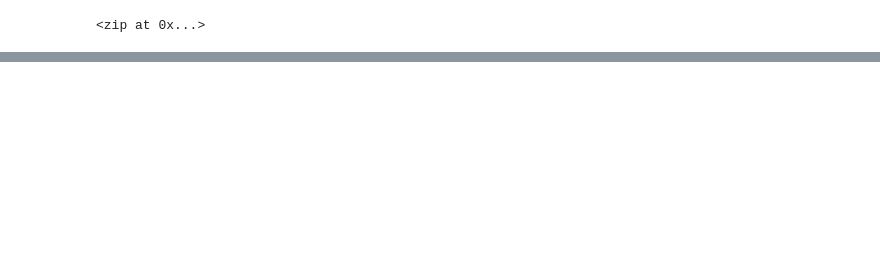
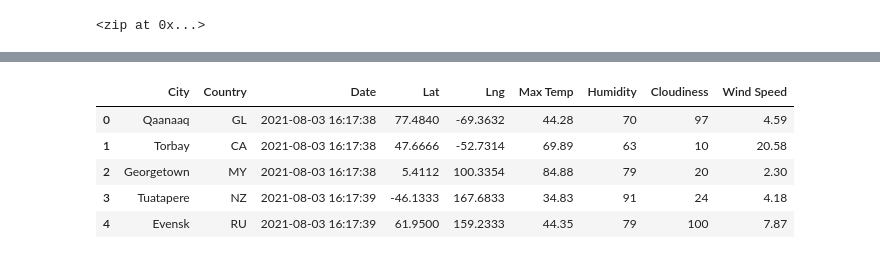
Before and after one commit to AlexisBurton/World_Weather_Analysis, a Jupyter notebook: WeatherPy.ipynb, the cells around one changed output, grey strips where cells are left out. Saved outputs shown, nothing was run; the diff lists cells and outputs as text; code cells hidden in the pictures; blank space fills up the shorter version.

```diff
--- a/WeatherPy.ipynb
+++ b/WeatherPy.ipynb
@@ -33,0 +140,11 @@ len(cities)
+# %%
+new_column_order = ["City", "Country", "Date", "Lat", "Lng", "Max Temp", "Humidity", "Cloudiness", "Wind Speed"]
+city_data_df = city_data_df[new_column_order]
+city_data_df.head()
+# %% [output]
+|  | City | Country | Date | Lat | Lng | Max Temp | Humidity | Cloudiness | Wind Speed |
+| 0 | Qaanaaq | GL | 2021-08-03 16:17:38 | 77.4840 | -69.3632 | 44.28 | 70 | 97 | 4.59 |
+| 1 | Torbay | CA | 2021-08-03 16:17:38 | 47.6666 | -52.7314 | 69.89 | 63 | 10 | 20.58 |
+| 2 | Georgetown | MY | 2021-08-03 16:17:38 | 5.4112 | 100.3354 | 84.88 | 79 | 20 | 2.30 |
+| 3 | Tuatapere | NZ | 2021-08-03 16:17:39 | -46.1333 | 167.6833 | 34.83 | 91 | 24 | 4.18 |
+| 4 | Evensk | RU | 2021-08-03 16:17:39 | 61.9500 | 159.2333 | 44.35 | 79 | 100 | 7.87 |
```
Also changed, not shown: parts of 7 cells of this notebook.
